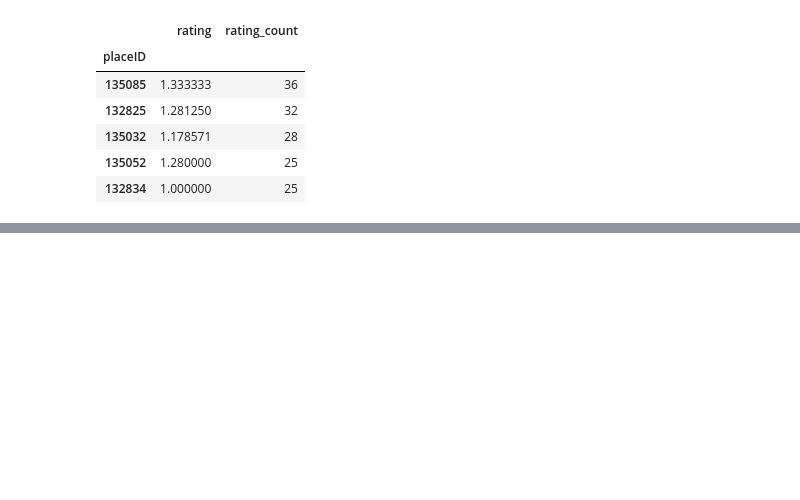
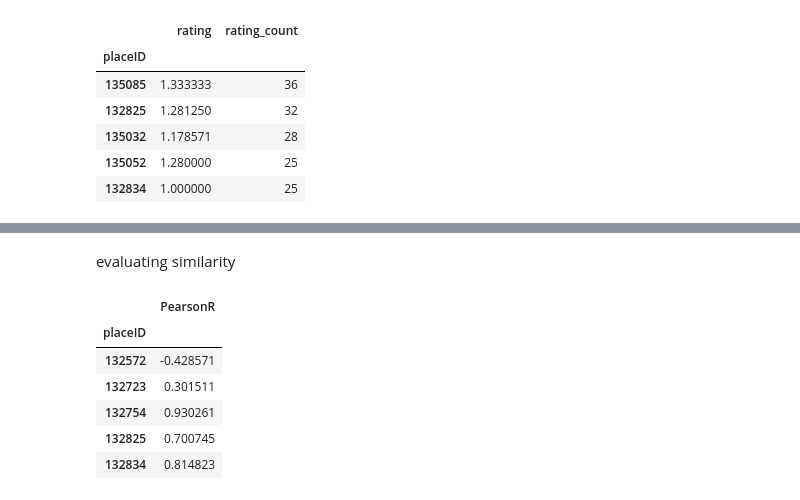
Before and after one commit to lguilhermefp/recomendation-system, a Jupyter notebook: program2.ipynb, the cells around one changed output, grey strips where cells are left out. Cells and saved outputs as stored; diff of their text form; code cells hidden in the pictures; blank space fills up the shorter version.

```diff
--- a/program2.ipynb
+++ b/program2.ipynb
@@ -99,0 +143,15 @@ places[places['placeID'] == 135085]
+# %% [markdown]
+evaluating similarity
+# %%
+similar_to_Tortas = places_crosstab.corrwith(Tortas_ratings)
+corr_Tortas = pd.DataFrame(similar_to_Tortas, columns=['PearsonR'])
+corr_Tortas.dropna(inplace=True)
+corr_Tortas.head()
+# %% [output]
+|  | PearsonR |
+| placeID |  |
+| 132572 | -0.428571 |
+| 132723 | 0.301511 |
+| 132754 | 0.930261 |
+| 132825 | 0.700745 |
+| 132834 | 0.814823 |
```
Also changed, not shown: parts of 10 cells of this notebook.
